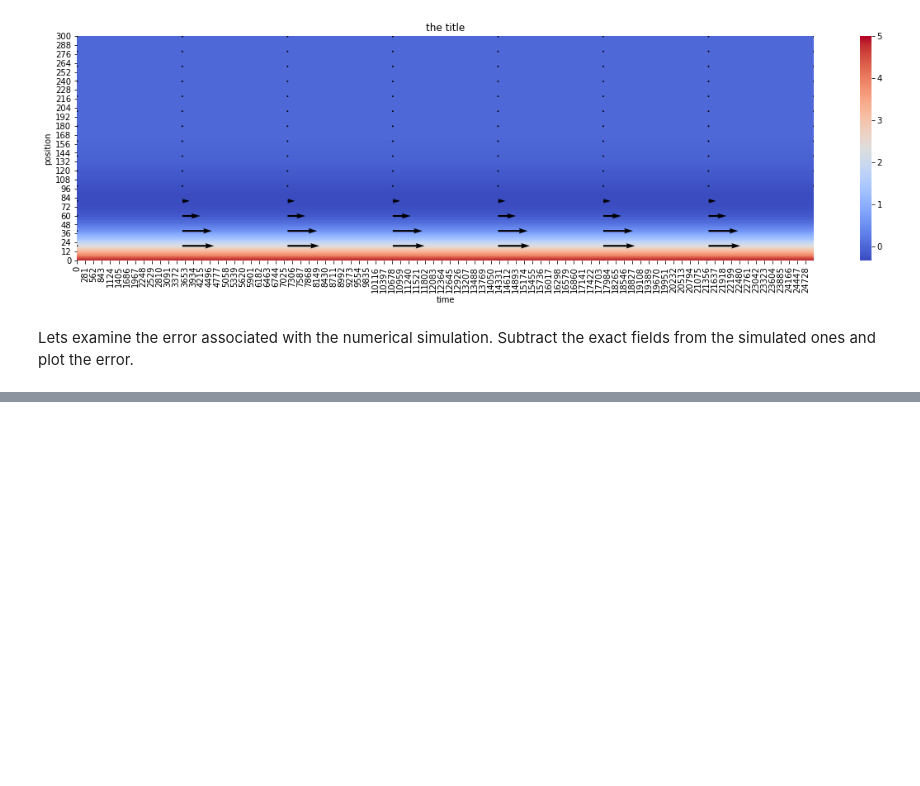
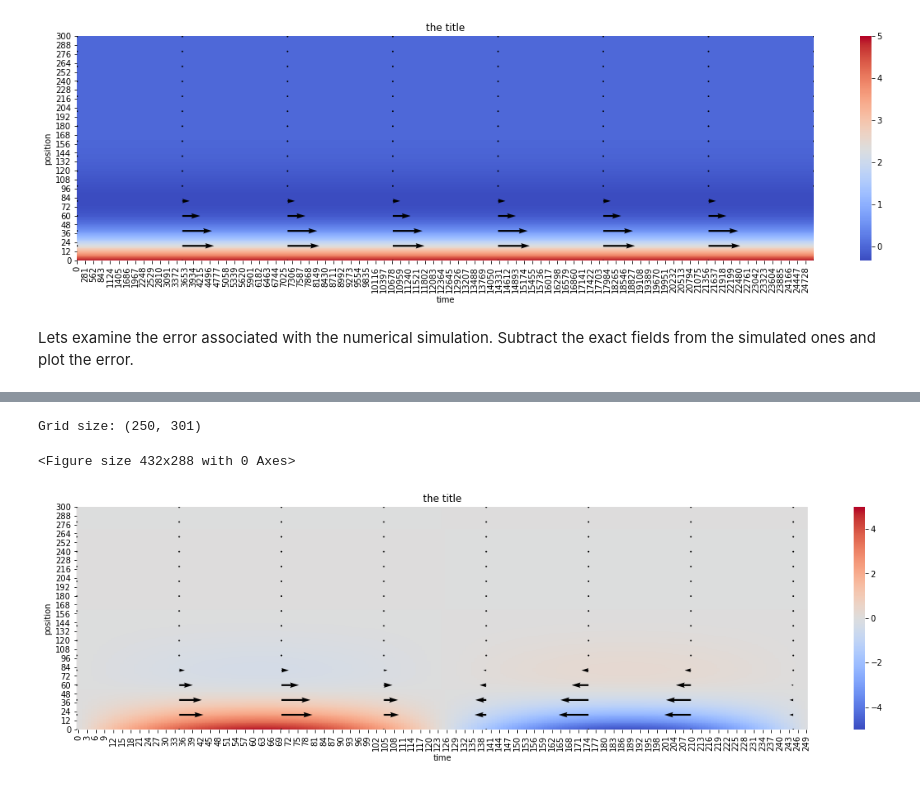
Before and after one commit to AndrewLoeppky/ATSC409, a Jupyter notebook: anabatic_flow_main.ipynb, the cells around one changed output, grey strips where cells are left out. Cells and saved outputs as stored; diff of their text form; code cells hidden in the pictures; blank space fills up the shorter version.

```diff
--- a/anabatic_flow_main.ipynb
+++ b/anabatic_flow_main.ipynb
@@ -106,0 +88,9 @@ print(u_err[-1])
+# %%
+#Analytical sin forcing
+defant_exact = anfl.Integrator('anabatic_1_day.yaml', 'ext_defant', forcing = 'diurnal')
+u_dfxt, theta_dfxt = defant_exact.solve_eqns()
+defant_exact.make_plot(u_dfxt[::100], theta_dfxt[::100])
+# %% [output]
+Grid size: (250, 301)
+<Figure size 432x288 with 0 Axes>
+[figure, added]
```
Also changed, not shown: parts of 10 cells of this notebook, 1 other file.
